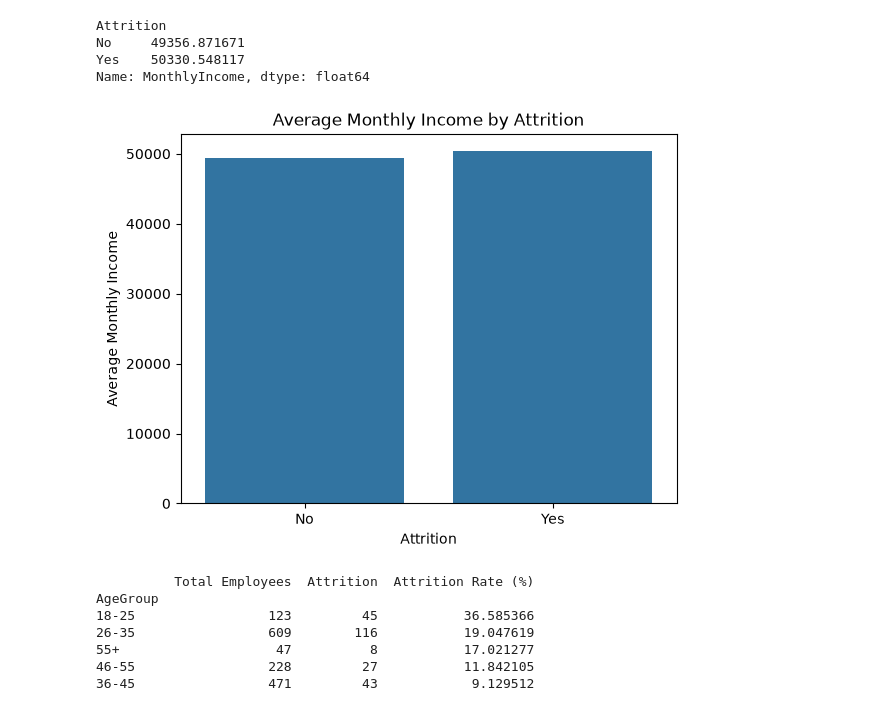
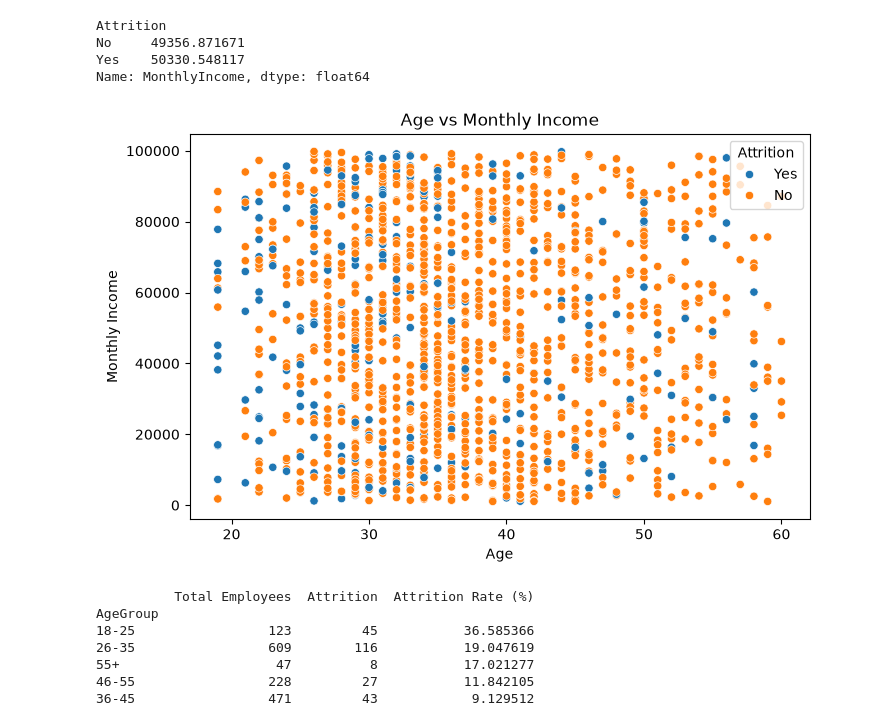
Before and after one commit to MounikaKasi629/Employee-Attrition-Project, a Jupyter notebook: data_cleaning.ipynb, the cells around one changed output. Cells and saved outputs as stored; diff of their text form; code cells hidden in the pictures.

```diff
--- a/data_cleaning.ipynb
+++ b/data_cleaning.ipynb
@@ -398,17 +410,24 @@ No     49356.871671
 Yes    50330.548117
 Name: MonthlyIncome, dtype: float64
 # %%
-sns.barplot(
-    x=income_analysis.index,
-    y=income_analysis.values
+plt.figure(figsize=(8, 5))
+
+sns.scatterplot(
+    data=df,
+    x="Age",
+    y="MonthlyIncome",
+    hue="Attrition"
 )
 
-plt.title("Average Monthly Income by Attrition")
-plt.xlabel("Attrition")
-plt.ylabel("Average Monthly Income")
+plt.title("Age vs Monthly Income")
+
+plt.xlabel("Age")
+
+plt.ylabel("Monthly Income")
+
 plt.show()
 # %% [output]
-[figure, old version]
+[figure, new version]
 # %%
 # Total employees by age group
 total_agegroup = df.groupby("AgeGroup").size()
```
Also changed, not shown: parts of 3 cells of this notebook, 1 other file.
